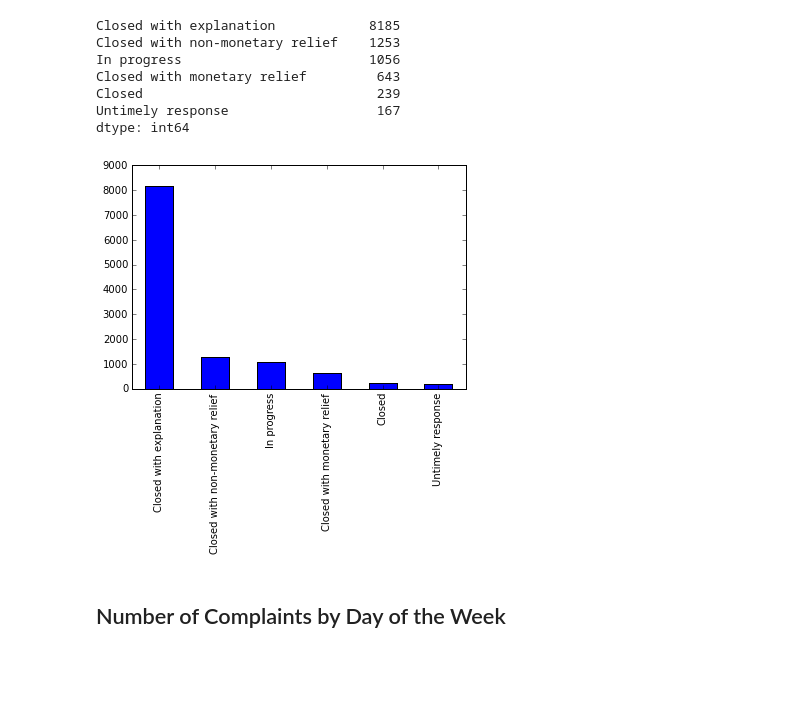
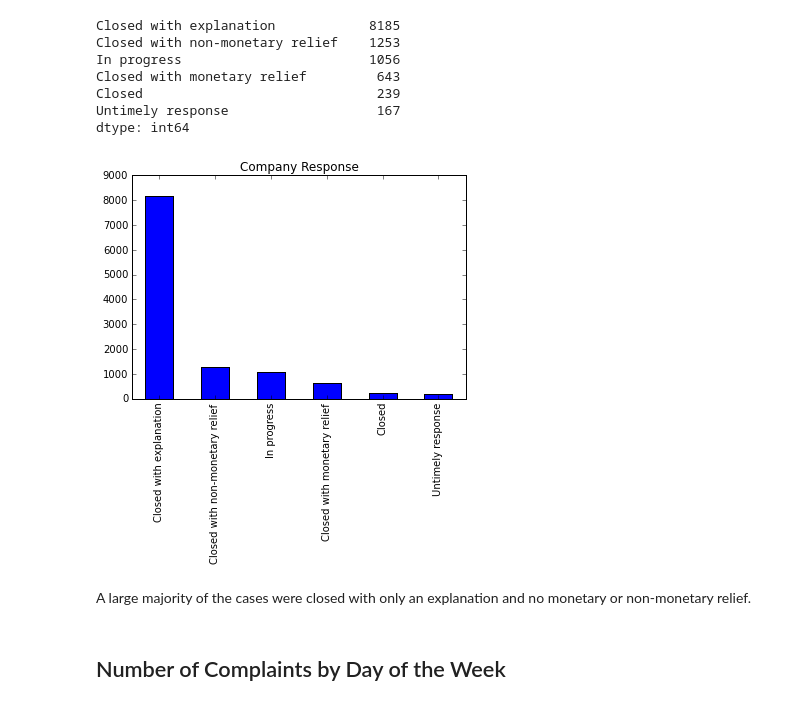
Before and after one commit to TylerKotkin/consumer-complaints, a Jupyter notebook: consumer_complaints.ipynb, the cells around one changed output. Cells and saved outputs as stored; diff of their text form; code cells hidden in the pictures; blank space fills up the shorter version.

```diff
--- a/consumer_complaints.ipynb
+++ b/consumer_complaints.ipynb
@@ -88,10 +90,12 @@ Closed                              239
 Untimely response                   167
 dtype: int64
 # %%
-company_response.value_counts().plot(kind='bar')
+company_response.value_counts().plot(title='Company Response',kind='bar')
 plt.show()
 # %% [output]
-[figure, old version]
+[figure, new version]
+# %% [markdown]
+A large majority of the cases were closed with only an explanation and no monetary or non-monetary relief.
 # %% [markdown]
 ## Number of Complaints by Day of the Week
 # %%
```
Also changed, not shown: parts of 14 cells of this notebook.
